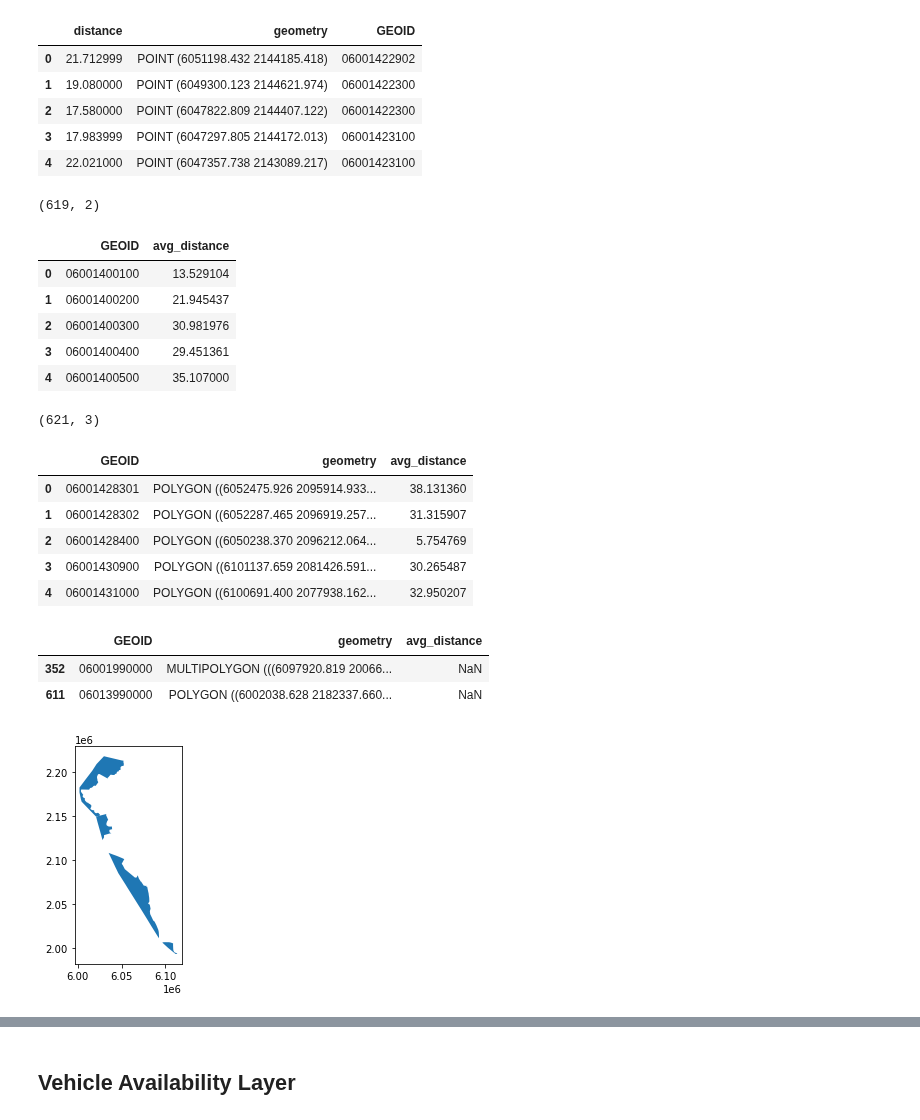
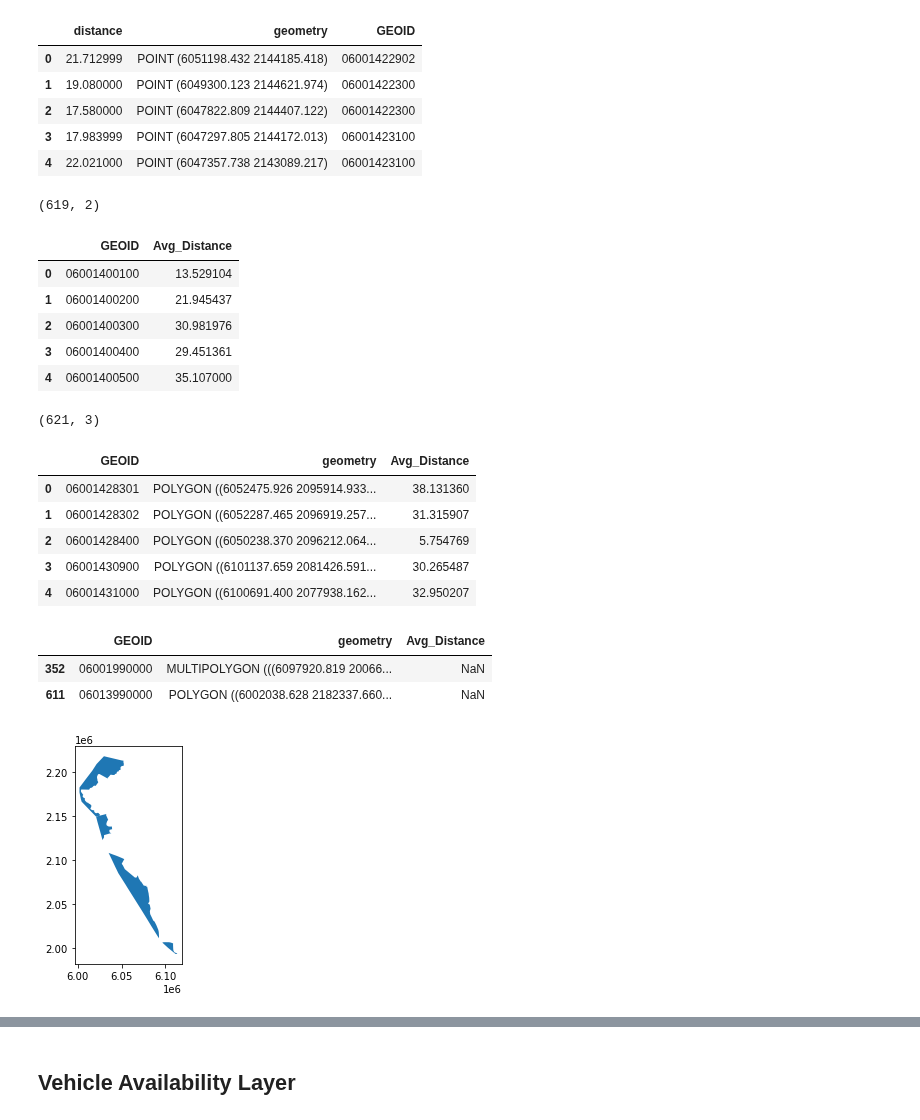
Before and after one commit to brooksjessup/parkaccess, a Jupyter notebook: geoprocessing.ipynb, the cells around one changed output, grey strips where cells are left out. Saved outputs shown, nothing was run; the diff lists cells and outputs as text; code cells hidden in the pictures.

```diff
--- a/geoprocessing.ipynb
+++ b/geoprocessing.ipynb
@@ -134,34 +135,34 @@ travel_distance_gdf.head()
 # %%
 # Average the travel distance per census tract
 
 travel_distance_df = travel_distance_gdf.dissolve(by = "GEOID",
-                                            aggfunc = "mean",
-                                            as_index = False
-                                           ).rename(columns={"distance": "avg_distance"})
+                                                  aggfunc = "mean",
+                                                  as_index = False
+                                                 ).rename(columns={"distance": "Avg_Distance"})
 
 # Drop the aggregated point geometry
 travel_distance_df.drop(columns=["geometry"], inplace=True)
 
 print(travel_distance_df.shape)
 travel_distance_df.head()
 # %% [output]
 (619, 2)
-|  | GEOID | avg_distance |
+|  | GEOID | Avg_Distance |
 | 0 | 06001400100 | 13.529104 |
 | 1 | 06001400200 | 21.945437 |
 | 2 | 06001400300 | 30.981976 |
 | 3 | 06001400400 | 29.451361 |
 | 4 | 06001400500 | 35.107000 |
 # %%
-# Add the census tract geometry
+# Merge the travel distance data into the accessibility layer
 
-travel_distance_gdf = census_tracts_gdf.merge(travel_distance_df, on="GEOID", how='left')
+access_gdf = access_gdf.merge(travel_distance_df, on="GEOID", how='left')
 
-print(travel_distance_gdf.shape)
-travel_distance_gdf.head()
+print(access_gdf.shape)
+access_gdf.head()
 # %% [output]
 (621, 3)
-|  | GEOID | geometry | avg_distance |
+|  | GEOID | geometry | Avg_Distance |
 | 0 | 06001428301 | POLYGON ((6052475.926 2095914.933... | 38.131360 |
 | 1 | 06001428302 | POLYGON ((6052287.465 2096919.257... | 31.315907 |
 | 2 | 06001428400 | POLYGON ((6050238.370 2096212.064... | 5.754769 |
@@ -170,11 +171,11 @@ travel_distance_gdf.head()
 # %%
 # Check for tracts with missing values
 
-missing_tracts = travel_distance_gdf.loc[travel_distance_gdf["avg_distance"].isna()]
+missing_tracts = access_gdf.loc[access_gdf["Avg_Distance"].isna()]
 display(missing_tracts)
 missing_tracts.plot();
 # %% [output]
-|  | GEOID | geometry | avg_distance |
+|  | GEOID | geometry | Avg_Distance |
 | 352 | 06001990000 | MULTIPOLYGON (((6097920.819 20066... | NaN |
 | 611 | 06013990000 | POLYGON ((6002038.628 2182337.660... | NaN |
 [figure]
```
Also changed, not shown: parts of 11 cells of this notebook, 5 other files.
